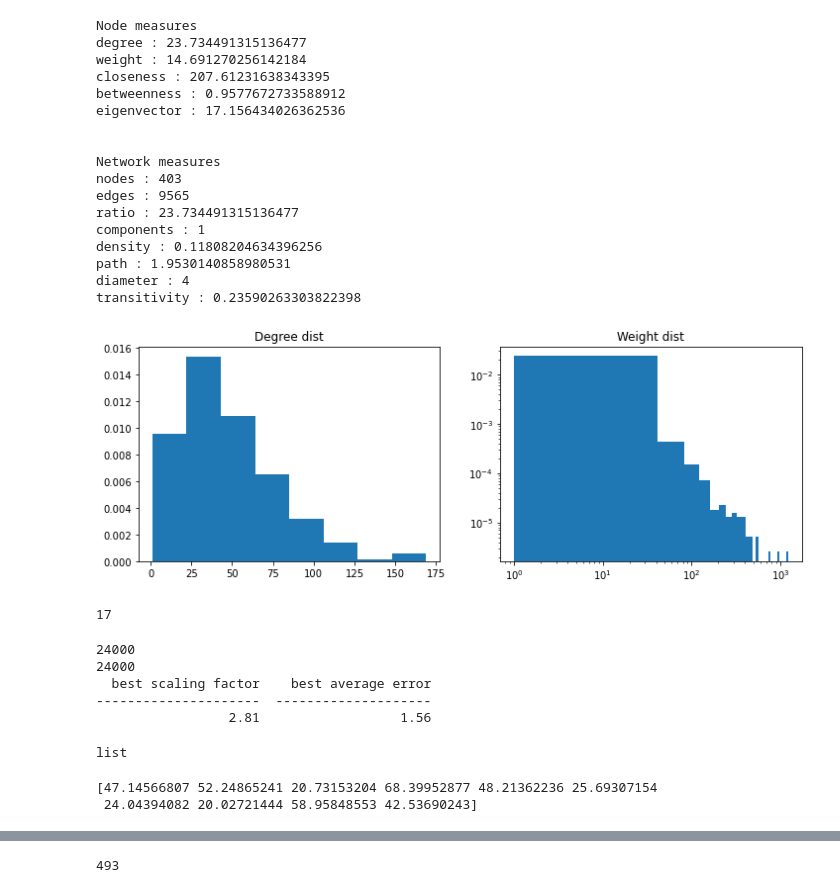
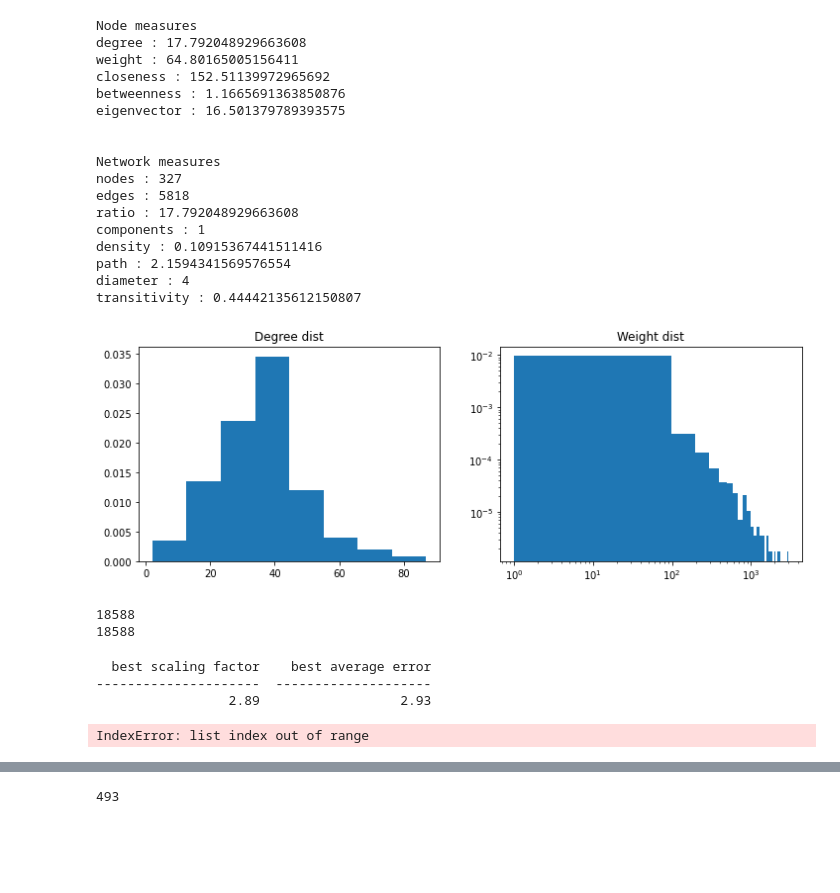
Before and after one commit to Dellapino/MSci-Project, a Jupyter notebook: testing centrality measures.ipynb, the cells around one changed output, grey strips where cells are left out. Cells and saved outputs as stored; diff of their text form; code cells hidden in the pictures; blank space fills up the shorter version.

```diff
--- a/testing centrality measures.ipynb
+++ b/testing centrality measures.ipynb
@@ -28,7 +28,7 @@ dataset_names = [
 # %%
 # Measuring original network
 
-G = nm.build_nxgraph(dataset_paths[0], False)
+G = nm.build_nxgraph(dataset_paths[3], False)
 node_measures = ns.measure_nodes(G)
 network_measures = ns.measure_network(G)
 
@@ -37,49 +37,45 @@ def print_dict(dict):
         print(key + ' : ' + str(dict[key]))
     print('\n')
 
 print('Node measures')
 print_dict(node_measures)
 print('Network measures')
 print_dict(network_measures)
 
 degrees, weights = ns.analyse_graph(G)
 
 figure, axis = plt.subplots(1, 2)
 figure.set_figwidth(12)
 
 axis[0].hist(degrees, bins = 8, density = 1)
 axis[0].set_title('Degree dist')
 
 axis[1].hist(weights, bins = 30, density = 1)
 axis[1].set_title('Weight dist')
 axis[1].set_xscale('log')
 axis[1].set_yscale('log')
 plt.show()
 
 # Should also include plots of degree dist and weight dist
 # %% [output]
 Node measures
-degree : 23.734491315136477
-weight : 14.691270256142184
-closeness : 207.61231638343395
-betweenness : 0.9577672733588912
-eigenvector : 17.156434026362536
+degree : 17.792048929663608
+weight : 64.80165005156411
+closeness : 152.51139972965692
+betweenness : 1.1665691363850876
+eigenvector : 16.501379789393575
 
 
 Network measures
-nodes : 403
-edges : 9565
-ratio : 23.734491315136477
+nodes : 327
+edges : 5818
+ratio : 17.792048929663608
 components : 1
-density : 0.11808204634396256
-path : 1.9530140858980531
+density : 0.10915367441511416
+path : 2.1594341569576554
 diameter : 4
-transitivity : 0.23590263303822398
+transitivity : 0.44442135612150807
-[figure, old version]
+[figure, new version]
-# %%
-G['1467']['1591']['weight']
-# %% [output]
-17
 # %%
 # For some reason this breaks when using normalizaed weights
 # While logbinning the data, it complains about ydata not being defined
@@ -105,29 +101,24 @@ if sum(degree_samples)%2 != 0:
 print(sum(degree_samples))
 
 H = nx.configuration_model(degree_samples, create_using = nx.Graph)
-scale, scale_err = ns.optimize_scale(weights)
-wfit, wcov = ns.fit_weights(weights, scale)
-
-class weight_distribution(sps.rv_continuous):
-    def _pdf(self, x):
-        return ns.weight_func(x, *wfit)
-
-w_func = weight_distribution(a=1)
-
-H = ns.set_weights(H, w_func)
 # %% [output]
-24000
-24000
-  best scaling factor    best average error
----------------------  --------------------
-                 2.81                  1.56
+18588
+18588
-# %%
-type(degree_samples)
-# %% [output]
-list
-# %%
-test = ns.sample_weights(10, wfit)
-print(test)
-# %% [output]
-[47.14566807 52.24865241 20.73153204 68.39952877 48.21362236 25.69307154
- 24.04394082 20.02721444 58.95848553 42.53690243]
+# %%
+scale, scale_err = ns.optimize_scale(weights)
+wfit, wcov = ns.fit_weights(weights, scale)
+
+class weight_distribution(sps.rv_continuous):
+    def _pdf(self, x):
+        return ns.weight_func(x, *wfit)
+
+w_func = weight_distribution(a=0)
+
+
+
+H = ns.set_weights(H, w_func)
+# %% [output]
+  best scaling factor    best average error
+---------------------  --------------------
+                 2.89                  2.93
+IndexError: list index out of range
```
Also changed, not shown: parts of 3 cells of this notebook, 6 other files.
